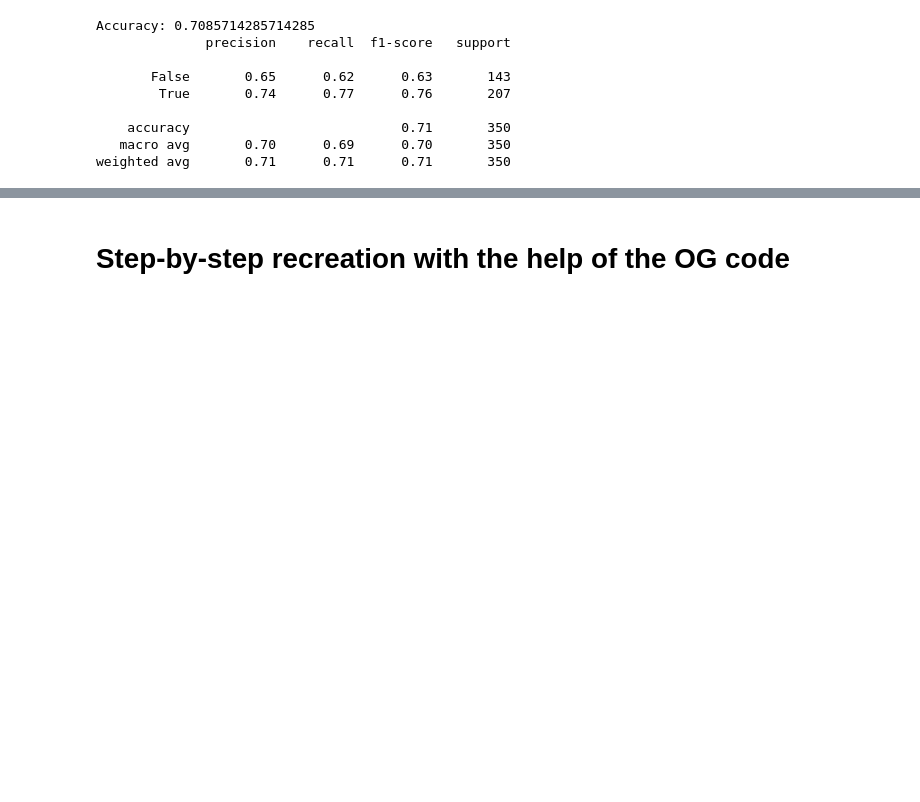
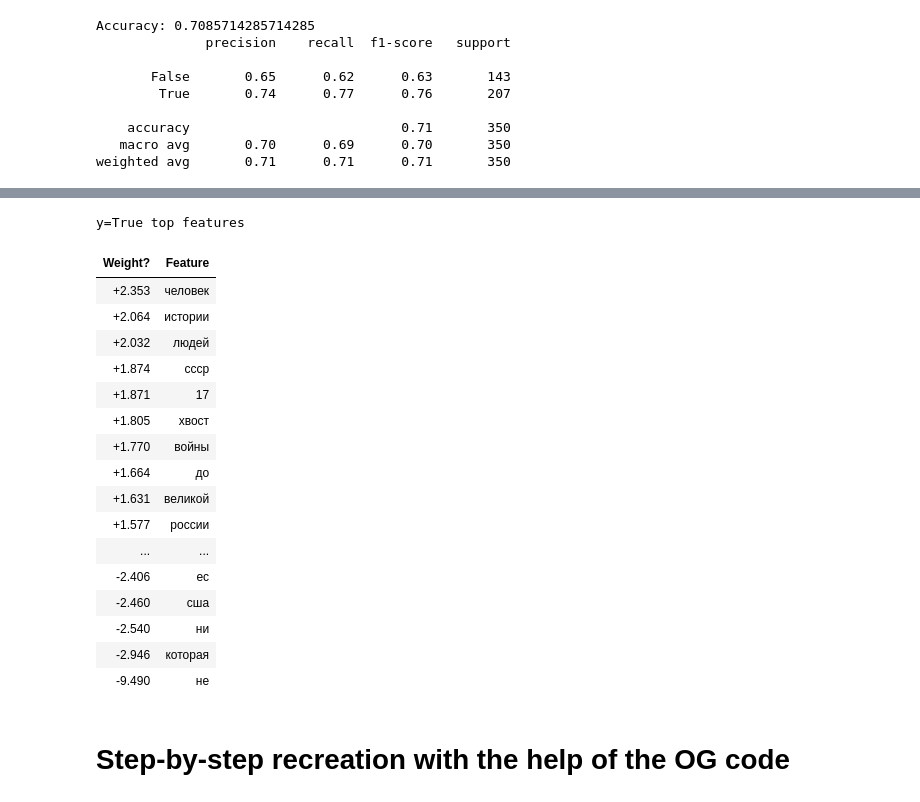
Before and after one commit to tatiana-iazykova/2020_HACK_RUSSIANSUPERGLUE, a Jupyter notebook: RSG_DaNetQA.ipynb, the cells around one changed output, grey strips where cells are left out. Drawn from its saved outputs; the diff is of its cells as text; code cells hidden in the pictures; blank space fills up the shorter version.

```diff
--- a/RSG_DaNetQA.ipynb
+++ b/RSG_DaNetQA.ipynb
@@ -317,3 +524,19 @@ Accuracy: 0.7085714285714285
     accuracy                           0.71       350
    macro avg       0.70      0.69      0.70       350
 weighted avg       0.71      0.71      0.71       350
+# %%
+from sklearn.linear_model import LogisticRegression, SGDClassifier
+vectorizer = TfidfVectorizer()
+clf = SGDClassifier(loss="log", n_jobs=-1, alpha=0.0001, class_weight='balanced', random_state=42)
+
+X_train = vectorizer.fit_transform(data.passage)
+X_test = vectorizer.transform(data_val.passage)
+y_train = data.label
+y_test = data_val.label
+
+clf.fit(X_train, y_train)
+y_pred = clf.predict(X_test)
+
+# Compute and print metrics
+print("Accuracy: {}".format(clf.score(X_test, y_test)))
+print(classification_report(y_test, y_pred))
@@ -320,3 +553,24 @@ weighted avg       0.71      0.71      0.71       350
+# %%
+eli5.show_weights(clf, top=45, feature_names = vectorizer.get_feature_names())
+# %% [output]
+y=True top features
+| Weight? | Feature |
+| +2.353 | человек |
+| +2.064 | истории |
+| +2.032 | людей |
+| +1.874 | ссср |
+| +1.871 | 17 |
+| +1.805 | хвост |
+| +1.770 | войны |
+| +1.664 | до |
+| +1.631 | великой |
+| +1.577 | россии |
+| ... | ... |
+| -2.406 | ес |
+| -2.460 | сша |
+| -2.540 | ни |
+| -2.946 | которая |
+| -9.490 | не |
 # %% [markdown]
 # Step-by-step recreation with the help of the OG code
 # %%
```
Also changed, not shown: parts of 32 cells of this notebook.
